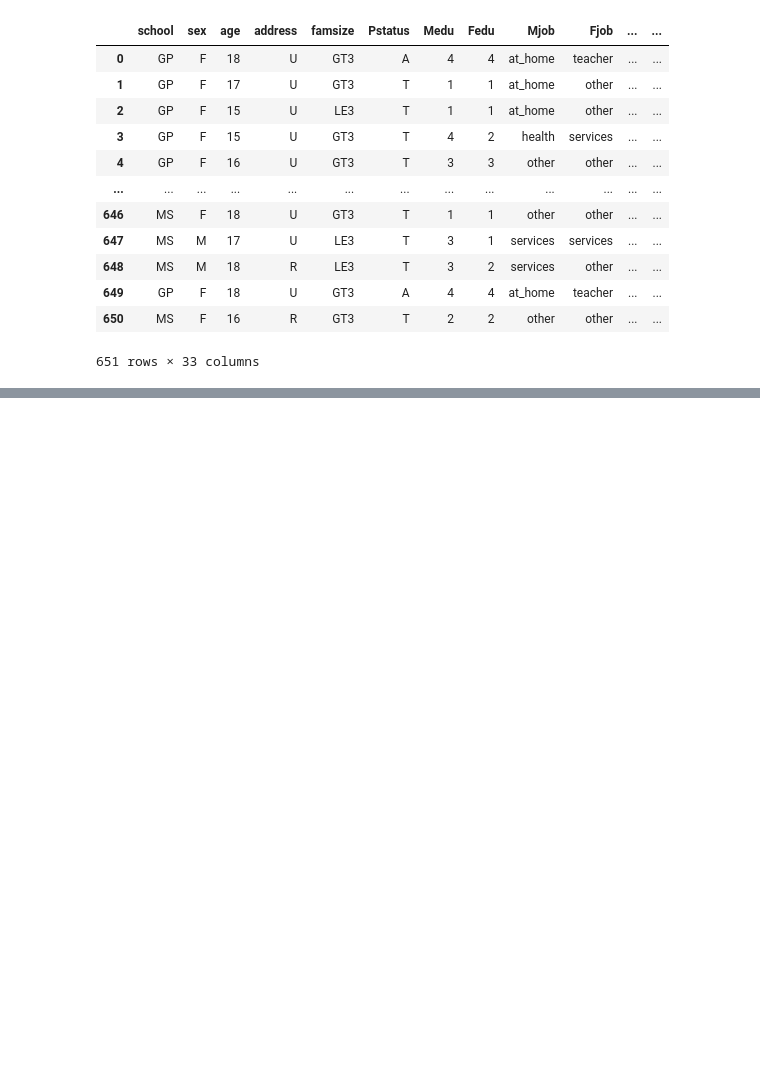
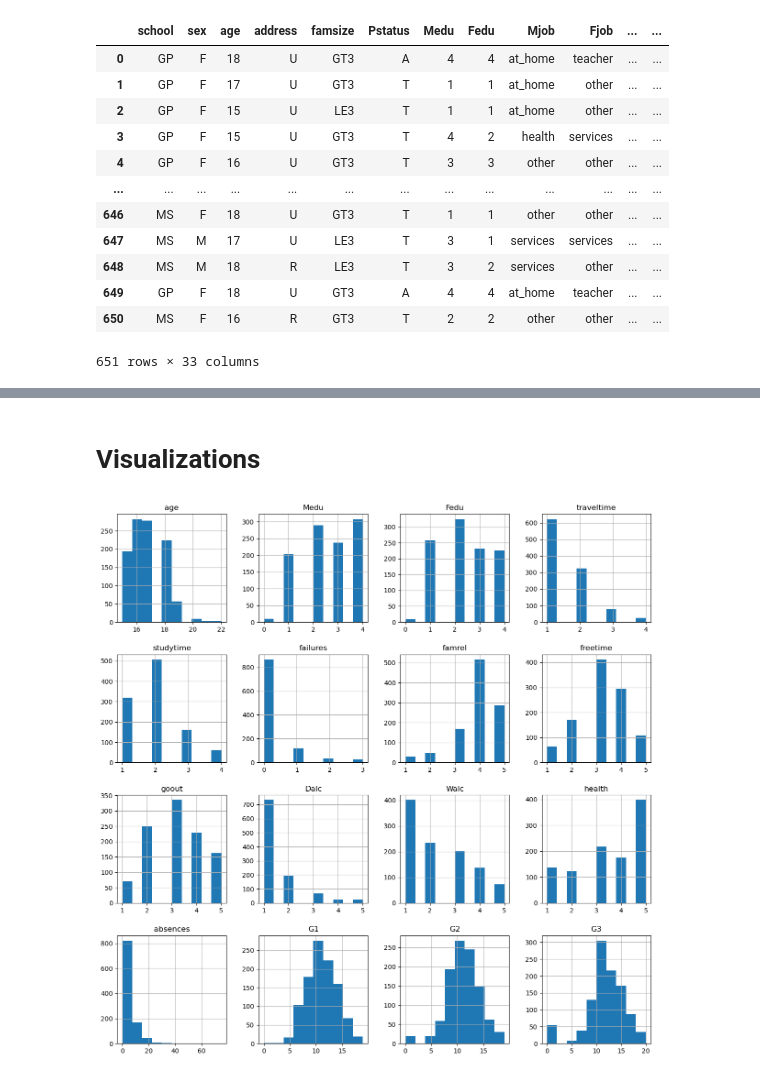
Before and after one commit to ubco-W2022T1-cosc301/project-group05, a Jupyter notebook: notebooks/analysis2.ipynb, the cells around one changed output, grey strips where cells are left out. Saved outputs shown, nothing was run; the diff lists cells and outputs as text; code cells hidden in the pictures; blank space fills up the shorter version.

```diff
--- a/notebooks/analysis2.ipynb
+++ b/notebooks/analysis2.ipynb
@@ -100,0 +227,9 @@ dtype: int64
+# %% [markdown]
+# Visualizations
+# %%
+import matplotlib.pyplot as plt
+
+hist = df.hist(bins=10,figsize =(15,15))
+plt.show()
+# %% [output]
+[figure, added]
```
Also changed, not shown: parts of 33 cells of this notebook.
